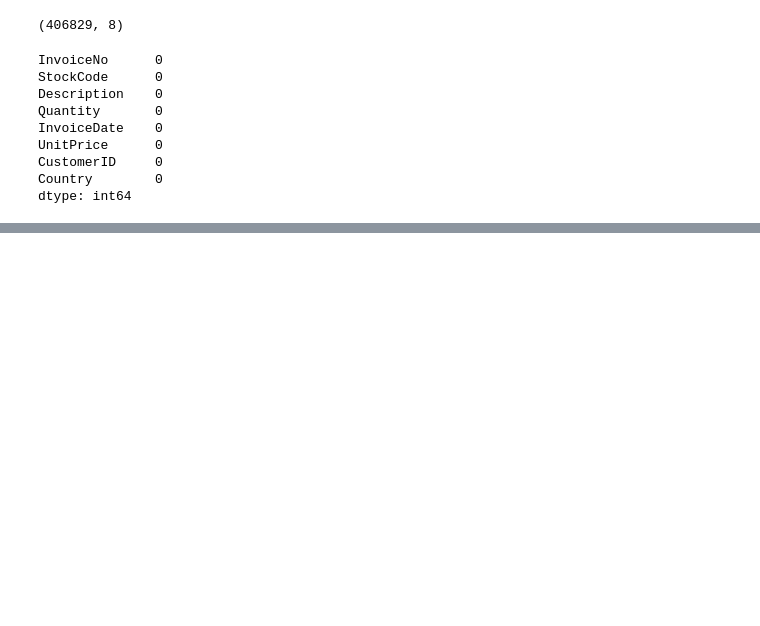
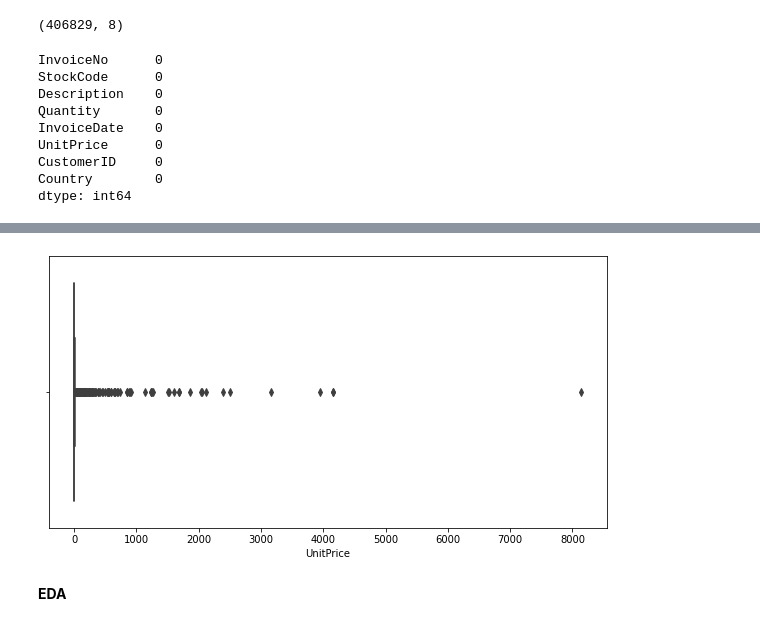
Before and after one commit to Hkhero79/Hk-online-Retail-customer-segmentation, a Jupyter notebook: Hk_Online_Retail_Customer_Segmentation_Capstone_Project.ipynb, the cells around one changed output, grey strips where cells are left out. Saved outputs shown, nothing was run; the diff lists cells and outputs as text; code cells hidden in the pictures; blank space fills up the shorter version.

```diff
--- a/Hk_Online_Retail_Customer_Segmentation_Capstone_Project.ipynb
+++ b/Hk_Online_Retail_Customer_Segmentation_Capstone_Project.ipynb
@@ -124,0 +178,7 @@ dtype: int64
+# %%
+ #Distribution of the Quantity column
+plt.figure(figsize=(10,5))
+sns.boxplot(df_online['UnitPrice'])
+plt.show()
+# %% [output]
+[figure, added]
@@ -124,0 +205,2 @@ dtype: int64
+# %% [markdown]
+**EDA**
```
Also changed, not shown: parts of 17 cells of this notebook.
